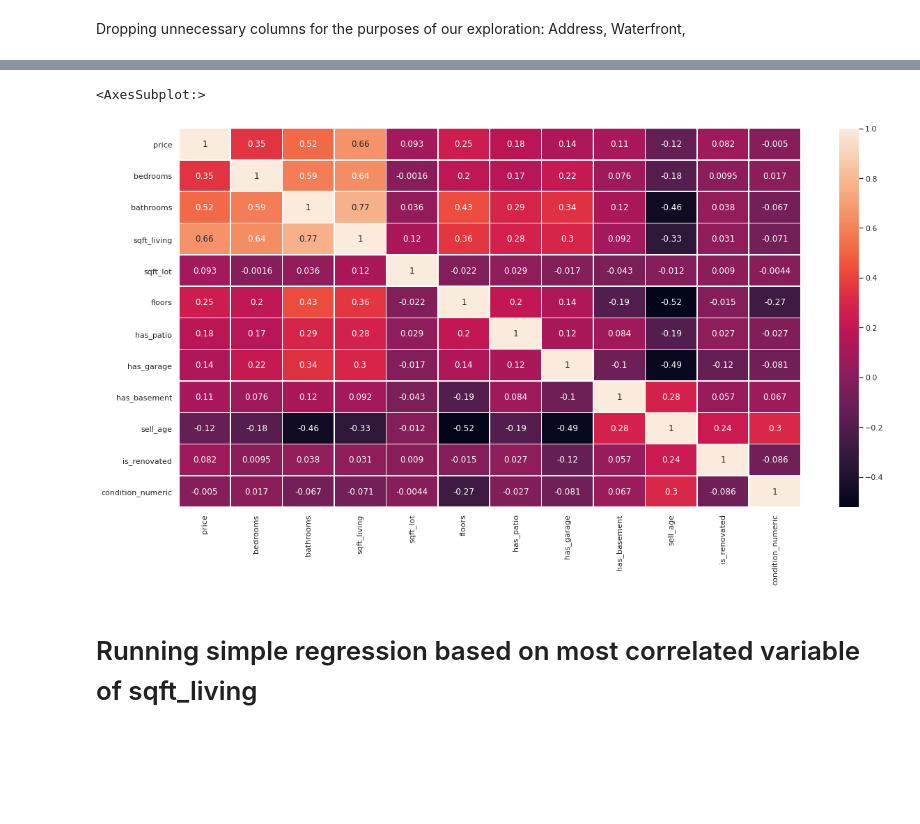
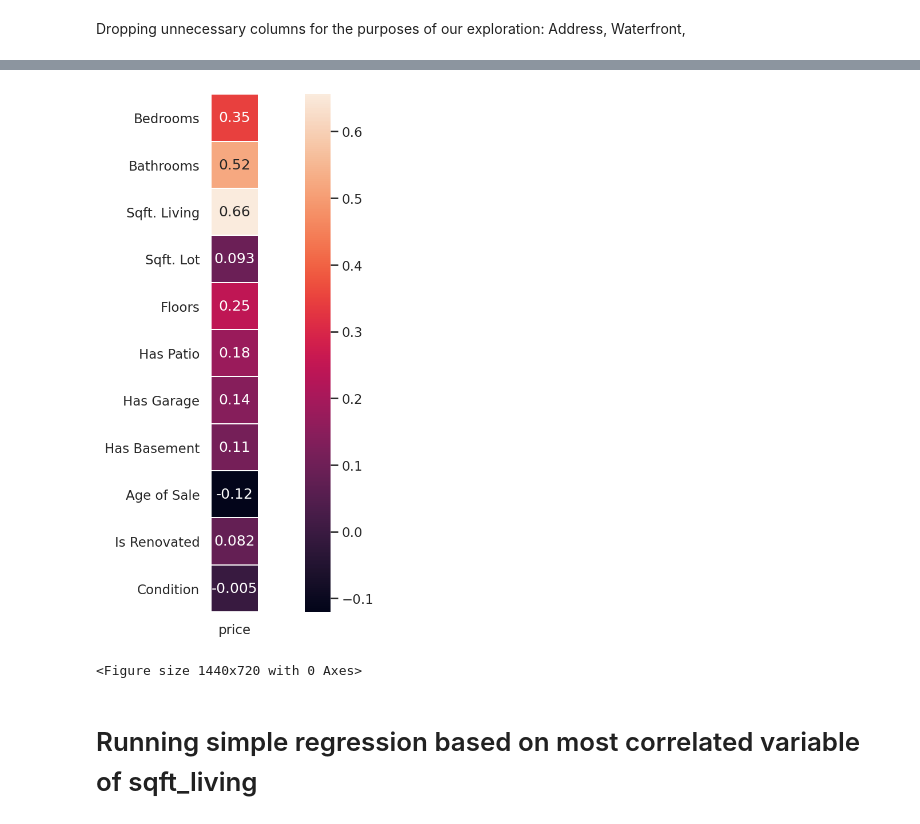
Before and after one commit to ParkedHampster/Modeled_Homes-Phase_2, a Jupyter notebook: index.ipynb, the cells around one changed output, grey strips where cells are left out. Saved outputs shown, nothing was run; the diff lists cells and outputs as text; code cells hidden in the pictures; blank space fills up the shorter version.

```diff
--- a/index.ipynb
+++ b/index.ipynb
@@ -353,11 +353,30 @@ homes_df.corr() ##looking for most correlated variable to our y which is price
 # %%
 #heatmaps with correlation
 
+fig, ax = plt.subplots(figsize=(14,8),dpi=150)
+
 plt.figure(figsize = (20,10))
-sns.heatmap(numeric_homes.corr(), annot = True, linewidths=.5)
+sns.heatmap(
+    numeric_homes.corr()[1:][['price']],
+    annot=True,
+    linewidths=.5,
+    square=True,
+    ax=ax
+    )
+ax.set(
+    yticklabels=[
+        'Bedrooms','Bathrooms',
+        'Sqft. Living','Sqft. Lot',
+        'Floors','Has Patio',
+        'Has Garage','Has Basement',
+        'Age of Sale','Is Renovated',
+        'Condition'
+    ]
+)
+'';
 # %% [output]
+[figure, new version]
-<AxesSubplot:>
+<Figure size 1440x720 with 0 Axes>
-[figure, old version]
 # %% [markdown]
 # Running simple regression based on most correlated variable of sqft_living
 # %%
```
Also changed, not shown: parts of 26 cells of this notebook, 4 other files.
